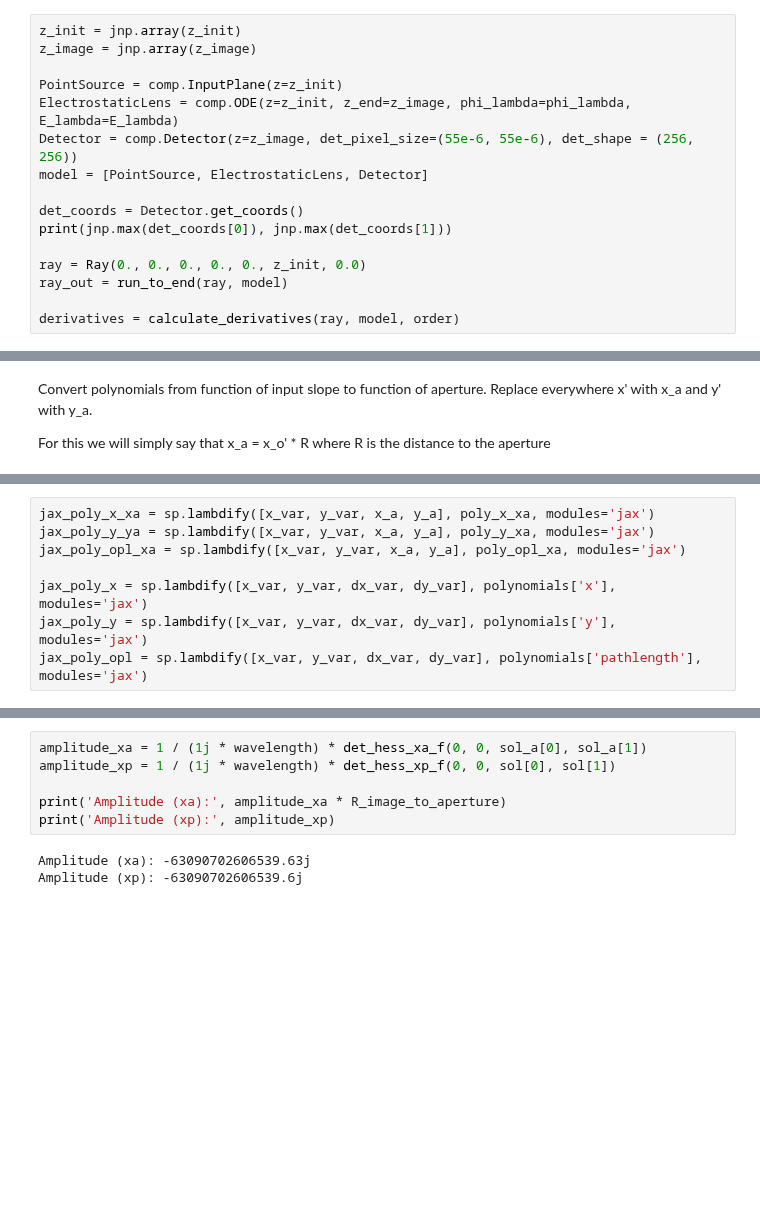
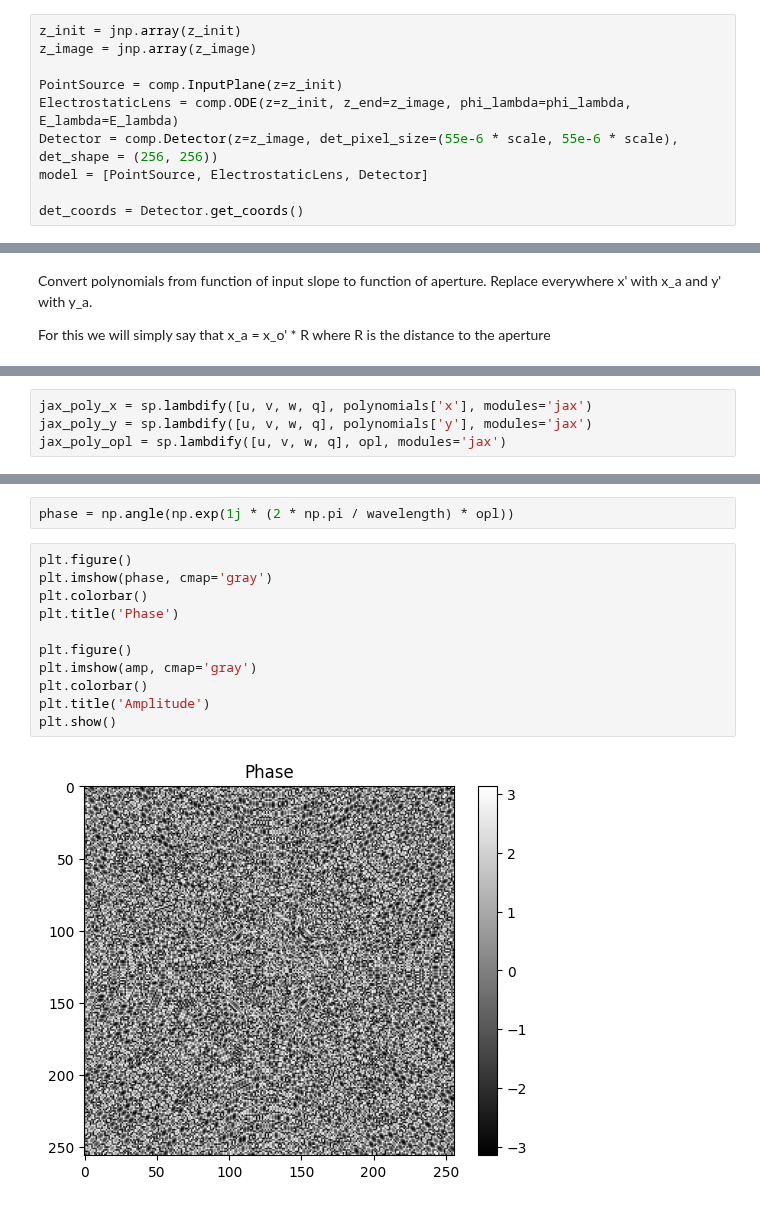
Before and after one commit to uellue/TemGymCore, a Jupyter notebook: ode/electrostatic_lens_ode.ipynb, the cells around one changed output, grey strips where cells are left out. Cells and saved outputs as stored; diff of their text form; blank space fills up the shorter version.

```diff
--- a/ode/electrostatic_lens_ode.ipynb
+++ b/ode/electrostatic_lens_ode.ipynb
@@ -121,13 +145,7 @@ z_image = jnp.array(z_image)
 
 PointSource = comp.InputPlane(z=z_init)
 ElectrostaticLens = comp.ODE(z=z_init, z_end=z_image, phi_lambda=phi_lambda, E_lambda=E_lambda)
-Detector = comp.Detector(z=z_image, det_pixel_size=(55e-6, 55e-6), det_shape = (256, 256))
+Detector = comp.Detector(z=z_image, det_pixel_size=(55e-6 * scale, 55e-6 * scale), det_shape = (256, 256))
 model = [PointSource, ElectrostaticLens, Detector]
 
 det_coords = Detector.get_coords()
-print(jnp.max(det_coords[0]), jnp.max(det_coords[1]))
-
-ray = Ray(0., 0., 0., 0., 0., z_init, 0.0)
-ray_out = run_to_end(ray, model)
-
-derivatives = calculate_derivatives(ray, model, order)
@@ -162,8 +278,4 @@ poly_opl_xa = polynomials['pathlength'].subs({dx_var:x_a / R_image_to_aperture,
 # %%
-jax_poly_x_xa = sp.lambdify([x_var, y_var, x_a, y_a], poly_x_xa, modules='jax')
-jax_poly_y_ya = sp.lambdify([x_var, y_var, x_a, y_a], poly_y_xa, modules='jax')
-jax_poly_opl_xa = sp.lambdify([x_var, y_var, x_a, y_a], poly_opl_xa, modules='jax')
-
-jax_poly_x = sp.lambdify([x_var, y_var, dx_var, dy_var], polynomials['x'], modules='jax')
-jax_poly_y = sp.lambdify([x_var, y_var, dx_var, dy_var], polynomials['y'], modules='jax')
-jax_poly_opl = sp.lambdify([x_var, y_var, dx_var, dy_var], polynomials['pathlength'], modules='jax')
+jax_poly_x = sp.lambdify([u, v, w, q], polynomials['x'], modules='jax')
+jax_poly_y = sp.lambdify([u, v, w, q], polynomials['y'], modules='jax')
+jax_poly_opl = sp.lambdify([u, v, w, q], opl, modules='jax')
@@ -237,9 +327,15 @@ Hessian det (xp): 361267514.015826*sqrt(0.500000000000001*x**4 + 0.0337551240508
-# %%
-amplitude_xa = 1 / (1j * wavelength) * det_hess_xa_f(0, 0, sol_a[0], sol_a[1])
-amplitude_xp = 1 / (1j * wavelength) * det_hess_xp_f(0, 0, sol[0], sol[1])
-
-print('Amplitude (xa):', amplitude_xa * R_image_to_aperture)
-print('Amplitude (xp):', amplitude_xp)
-# %% [output]
-Amplitude (xa): -63090702606539.63j
-Amplitude (xp): -63090702606539.6j
+# %%
+phase = np.angle(np.exp(1j * (2 * np.pi / wavelength) * opl))
+# %%
+plt.figure()
+plt.imshow(phase, cmap='gray')
+plt.colorbar()
+plt.title('Phase')
+
+plt.figure()
+plt.imshow(amp, cmap='gray')
+plt.colorbar()
+plt.title('Amplitude')
+plt.show()
+# %% [output]
+[figure, added]
```
Also changed, not shown: parts of 22 cells of this notebook, 2 other files.
